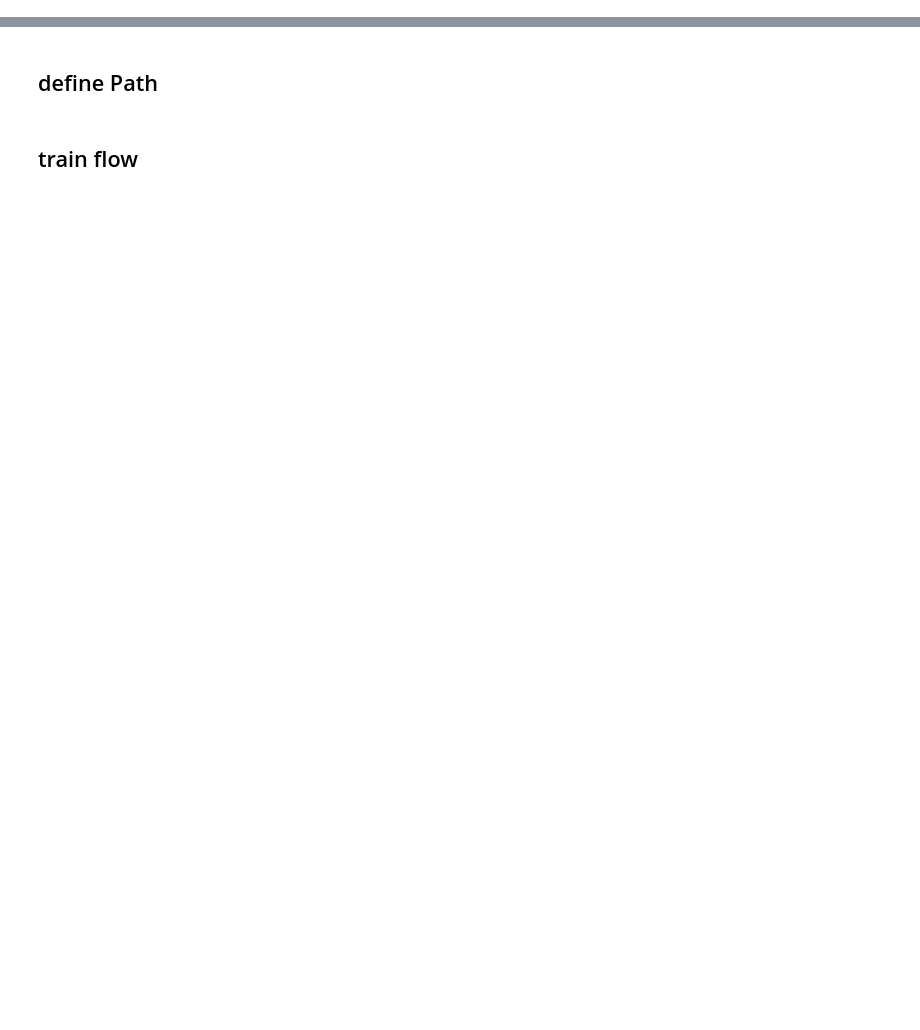
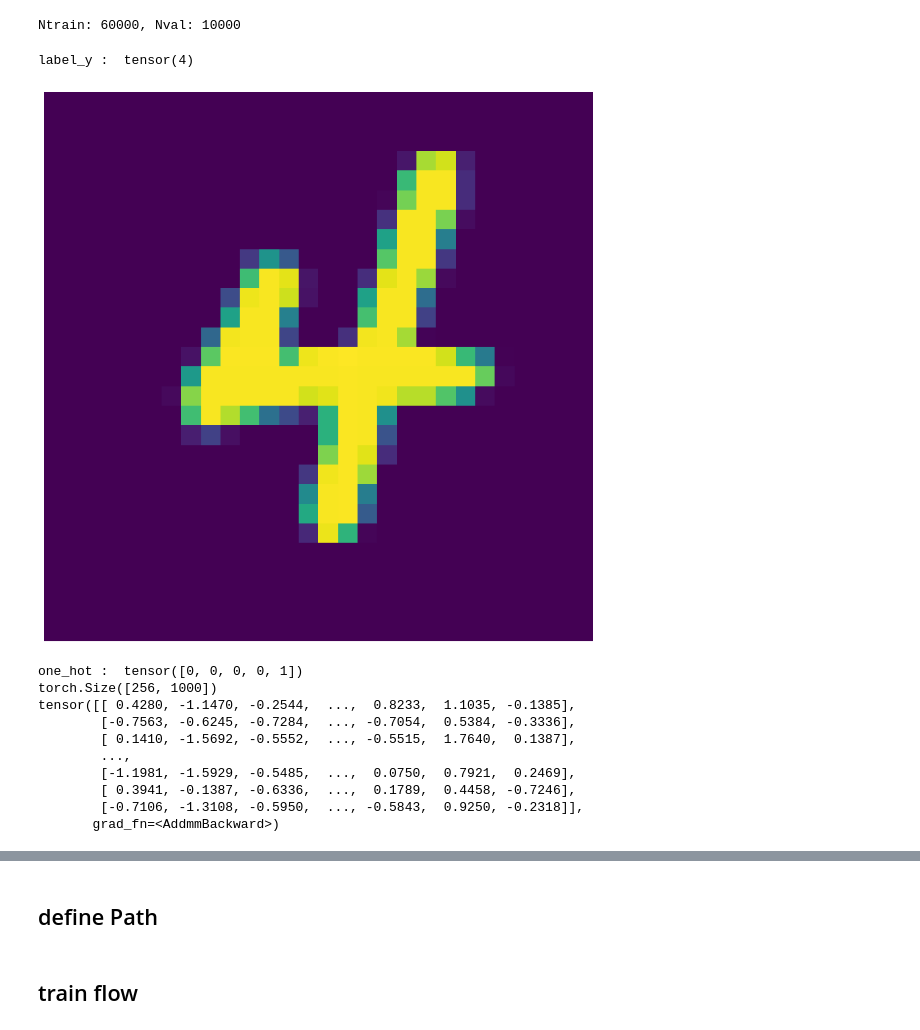
Before and after one commit to a07458666/UncertaintyFlow, a Jupyter notebook: test.ipynb, the cells around one changed output, grey strips where cells are left out. Cells and saved outputs as stored; diff of their text form; code cells hidden in the pictures; blank space fills up the shorter version.

Commit message:
[add]image_flow

```diff
--- a/test.ipynb
+++ b/test.ipynb
@@ -1,10 +1,49 @@
 # %%
 import matplotlib.pyplot as plt
 from PIL import Image
-
-def show():
-    image = Image.open(RESULT_IMAGE_PATH)
+from module.dun_datasets.image_loaders import get_image_loader
+import torch
+def show(image):
+#     image = Image.open(RESULT_IMAGE_PATH)
     plt.figure(figsize= (12,12))
     plt.imshow(image)
     plt.axis('off')
     plt.show()
+# %%
+dataset = 'MNIST'
+workers = 8
+batch_size =256
+data_dir = 'data'
+_, train_loader, _, _, _, Ntrain = get_image_loader(dataset, batch_size=batch_size, cuda=True, workers=workers, data_dir=data_dir, distributed=False)
+# %% [output]
+Ntrain: 60000, Nval: 10000
+# %%
+for i in train_loader:
+    image_x = i[0]
+    label_y = i[1]
+    index = 2
+#     print("image_x : ", image_x, image_x.size())
+#     print("label_y : ", label_y, label_y.size())
+    print("label_y : ", label_y[index])
+    show(image_x[index].reshape(28, 28))
+    target = label_y[index]
+    one_hot = torch.nn.functional.one_hot(target)
+    print("one_hot : ", one_hot)
+
+    out = model(image_x)
+    print(out.size())
+    print(out)
+    break
+# %% [output]
+label_y :  tensor(4)
+[figure, added]
+one_hot :  tensor([0, 0, 0, 0, 1])
+torch.Size([256, 1000])
+tensor([[ 0.4280, -1.1470, -0.2544,  ...,  0.8233,  1.1035, -0.1385],
+        [-0.7563, -0.6245, -0.7284,  ..., -0.7054,  0.5384, -0.3336],
+        [ 0.1410, -1.5692, -0.5552,  ..., -0.5515,  1.7640,  0.1387],
+        ...,
+        [-1.1981, -1.5929, -0.5485,  ...,  0.0750,  0.7921,  0.2469],
+        [ 0.3941, -0.1387, -0.6336,  ...,  0.1789,  0.4458, -0.7246],
+        [-0.7106, -1.3108, -0.5950,  ..., -0.5843,  0.9250, -0.2318]],
+       grad_fn=<AddmmBackward>)
```
Also changed, not shown: parts of 6 cells of this notebook, 5 other files.
